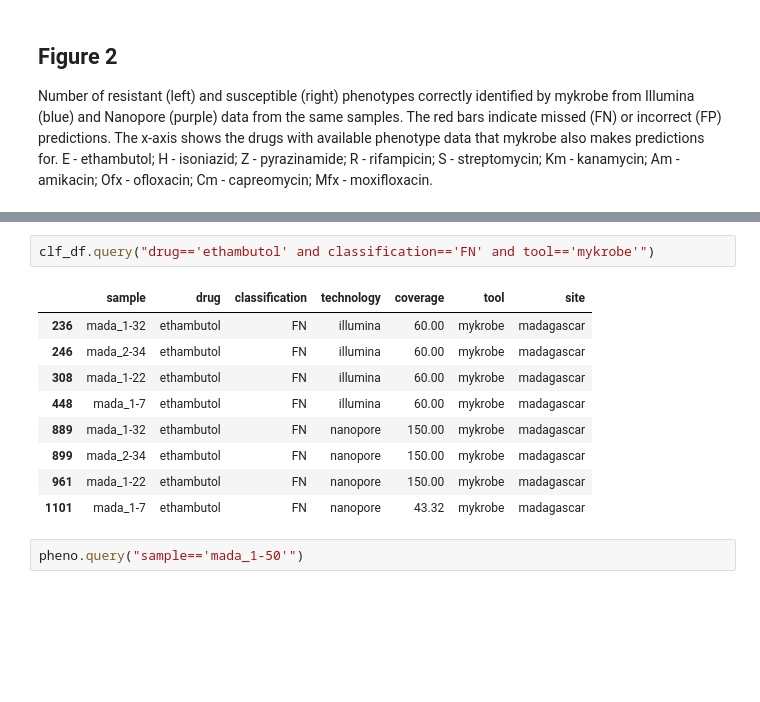
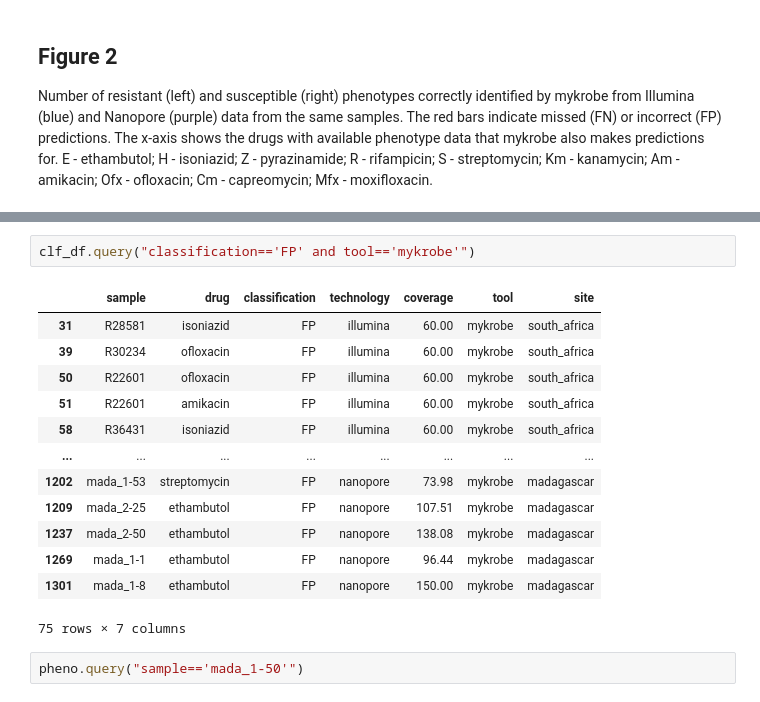
Before and after one commit to mbhall88/head_to_head_pipeline, a Jupyter notebook: analysis/resistance_prediction/workflow/notebooks/analysis_eda.ipynb, the cells around one changed output, grey strips where cells are left out. Saved outputs shown, nothing was run; the diff lists cells and outputs as text; blank space fills up the shorter version.

```diff
--- a/analysis/resistance_prediction/workflow/notebooks/analysis_eda.ipynb
+++ b/analysis/resistance_prediction/workflow/notebooks/analysis_eda.ipynb
@@ -591,17 +594,21 @@ plt.tight_layout()
 # %% [output]
 [figure]
 # %%
-clf_df.query("drug=='ethambutol' and classification=='FN' and tool=='mykrobe'")
+clf_df.query("classification=='FP' and tool=='mykrobe'")
 # %% [output]
 |  | sample | drug | classification | technology | coverage | tool | site |
-| 236 | mada_1-32 | ethambutol | FN | illumina | 60.00 | mykrobe | madagascar |
-| 246 | mada_2-34 | ethambutol | FN | illumina | 60.00 | mykrobe | madagascar |
-| 308 | mada_1-22 | ethambutol | FN | illumina | 60.00 | mykrobe | madagascar |
-| 448 | mada_1-7 | ethambutol | FN | illumina | 60.00 | mykrobe | madagascar |
-| 889 | mada_1-32 | ethambutol | FN | nanopore | 150.00 | mykrobe | madagascar |
-| 899 | mada_2-34 | ethambutol | FN | nanopore | 150.00 | mykrobe | madagascar |
-| 961 | mada_1-22 | ethambutol | FN | nanopore | 150.00 | mykrobe | madagascar |
-| 1101 | mada_1-7 | ethambutol | FN | nanopore | 43.32 | mykrobe | madagascar |
+| 31 | R28581 | isoniazid | FP | illumina | 60.00 | mykrobe | south_africa |
+| 39 | R30234 | ofloxacin | FP | illumina | 60.00 | mykrobe | south_africa |
+| 50 | R22601 | ofloxacin | FP | illumina | 60.00 | mykrobe | south_africa |
+| 51 | R22601 | amikacin | FP | illumina | 60.00 | mykrobe | south_africa |
+| 58 | R36431 | isoniazid | FP | illumina | 60.00 | mykrobe | south_africa |
+| ... | ... | ... | ... | ... | ... | ... | ... |
+| 1202 | mada_1-53 | streptomycin | FP | nanopore | 73.98 | mykrobe | madagascar |
+| 1209 | mada_2-25 | ethambutol | FP | nanopore | 107.51 | mykrobe | madagascar |
+| 1237 | mada_2-50 | ethambutol | FP | nanopore | 138.08 | mykrobe | madagascar |
+| 1269 | mada_1-1 | ethambutol | FP | nanopore | 96.44 | mykrobe | madagascar |
+| 1301 | mada_1-8 | ethambutol | FP | nanopore | 150.00 | mykrobe | madagascar |
+75 rows × 7 columns
 # %%
 pheno.query("sample=='mada_1-50'")
 # %% [output]
```
Also changed, not shown: parts of 3 cells of this notebook, 3 other files.
